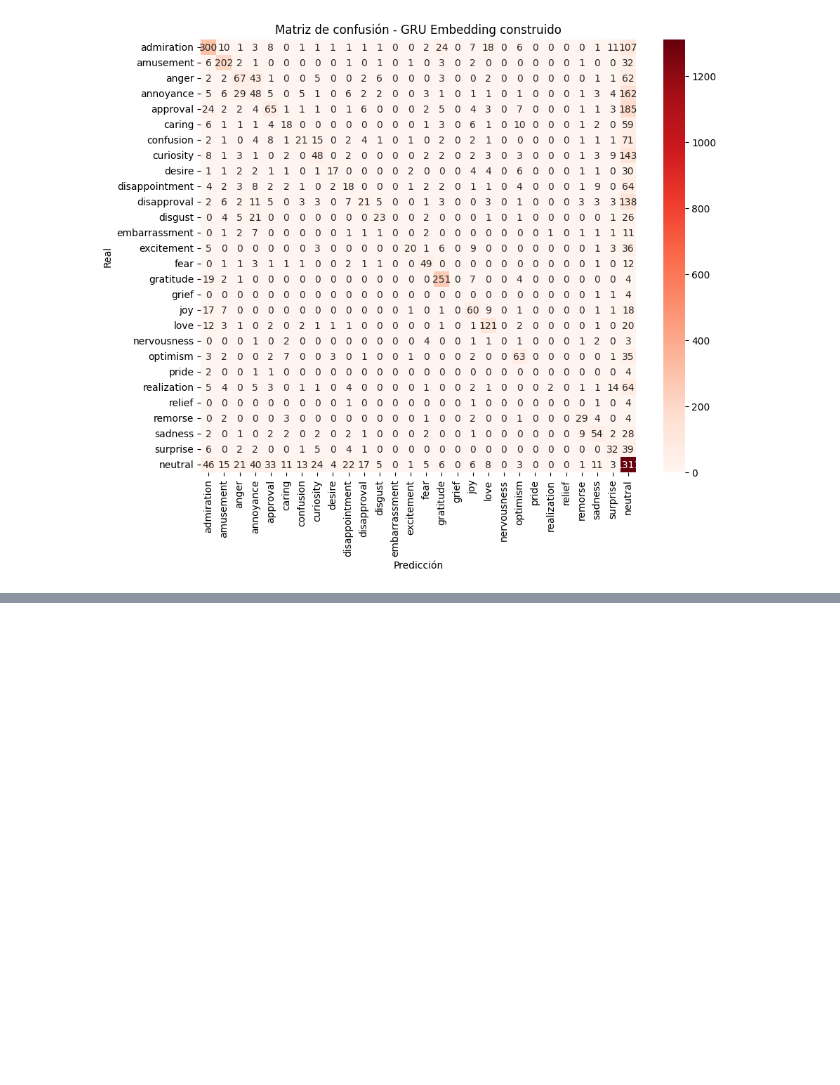
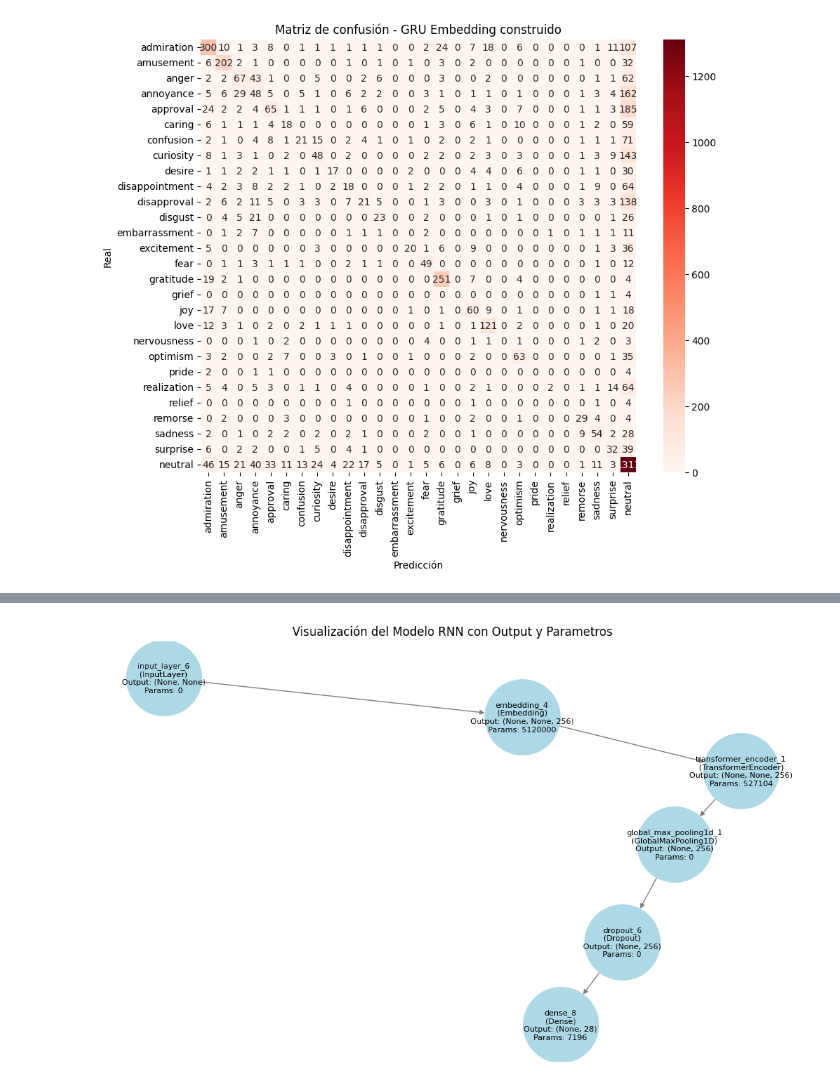
Before and after one commit to DonLuisM/PLN_1, a Jupyter notebook: notebooks/GoEmotions_PT1.ipynb, the cells around one changed output, grey strips where cells are left out. Cells and saved outputs as stored; diff of their text form; code cells hidden in the pictures; blank space fills up the shorter version.

```diff
--- a/notebooks/GoEmotions_PT1.ipynb
+++ b/notebooks/GoEmotions_PT1.ipynb
@@ -702,0 +813,18 @@ Reporte de clasificación para GRU Embedding construido:
+# %%
+vocab_size = 20000
+embed_dim = 256
+num_heads = 1
+dense_dim = 512
+num_classes = 28
+
+inputs = keras.Input(shape=(None,), dtype="int64")
+x = layers.Embedding(vocab_size, embed_dim)(inputs)
+x = TransformerEncoder(embed_dim, dense_dim, num_heads)(x)
+x = layers.GlobalMaxPooling1D()(x)
+x = layers.Dropout(0.5)(x)
+outputs = layers.Dense(num_classes, activation="softmax")(x)
+modelTF = keras.Model(inputs, outputs)
+modelTF.compile(optimizer="rmsprop",
+              loss="sparse_categorical_crossentropy",
+              metrics=["accuracy"])
+modelTF.summary()
@@ -702,0 +853,4 @@ Reporte de clasificación para GRU Embedding construido:
+# %%
+visualizar_modelo_keras(modelTF)
+# %% [output]
+[figure, added]
```
Also changed, not shown: parts of 18 cells of this notebook.
